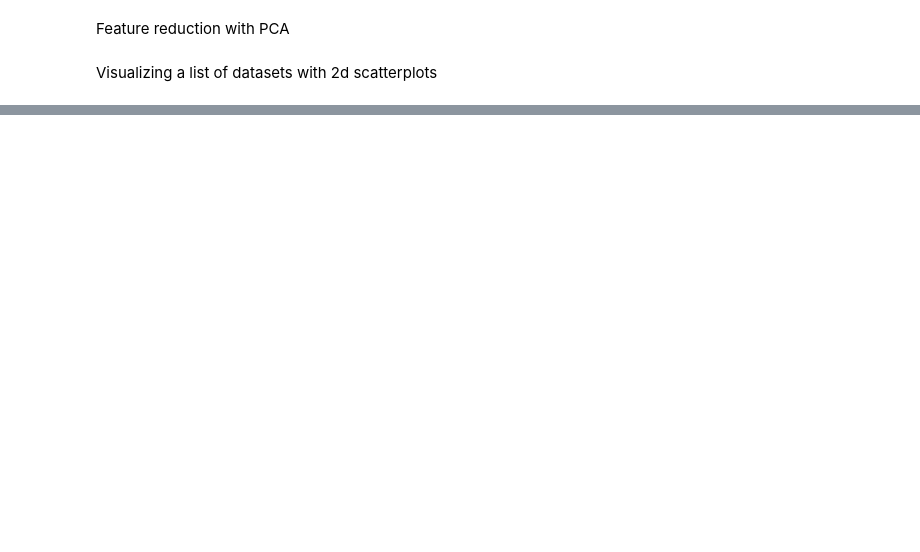
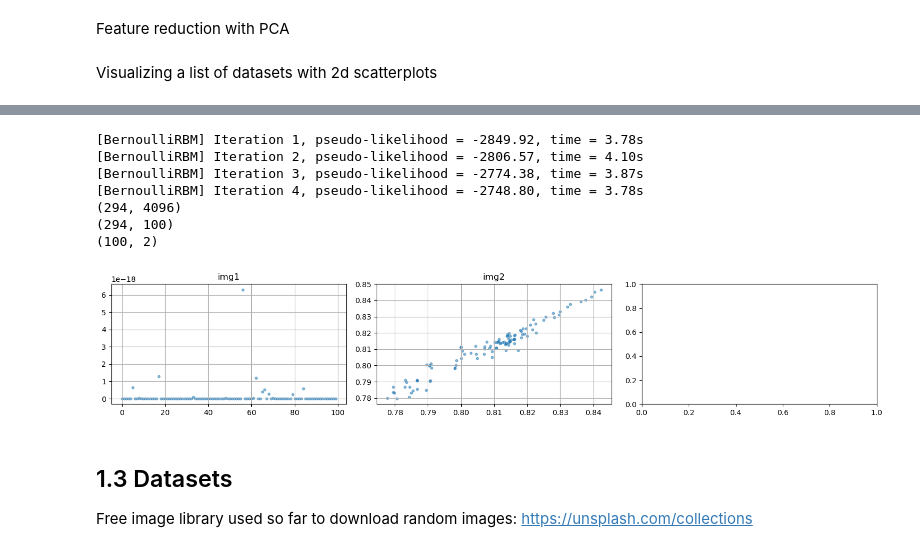
Before and after one commit to Vanl1l1th/streamline_data_pipeline, a Jupyter notebook: data_experiments.ipynb, the cells around one changed output, grey strips where cells are left out. Drawn from its saved outputs; the diff is of its cells as text; code cells hidden in the pictures; blank space fills up the shorter version.

```diff
--- a/data_experiments.ipynb
+++ b/data_experiments.ipynb
@@ -20,26 +24,19 @@ Image loading and spliting each image into patches. The idea here is to treat ea
 - Number of datapoints = numeber of patches
 - Number of features = dimension of a single patch
 # %%
-path_list = []
-for i in range(17):
-    path = "img_data/img" + str(i+1) + ".jpg"
-    path_list.append(path)
-
-print(path_list)
-
-def split_patches(path_list):
+def split_patches(path_list, max_img_resolution, patch_size):
     patches_list = []
     for path in path_list:
         img = imread(path, as_gray=True)
         original_height, original_width = img.shape
-        max_size = 200
-        scaling_factor = min(max_size / original_height, max_size / original_width)
+        max_size = max_img_resolution
+        scaling_factor = max(max_size / original_height, max_size / original_width)
         new_height = int(original_height * scaling_factor)
         new_width = int(original_width * scaling_factor)
         # Resize the image
         img = resize(img, (new_height, new_width), anti_aliasing=True)
         #print(img.shape)
-        patches = image.extract_patches_2d(img,(30,30))
+        patches = image.extract_patches_2d(img,(patch_size,patch_size))
         #print(patches.shape)
         num_patches = patches.shape[0]
         flat_patches = patches.reshape(num_patches,-1)
@@ -71,7 +66,7 @@ def plot_vis(plot_list): #takes a list of data sets to visualize in a scatter pl
         x = plot[:, 0]
         y = plot[:, 1]
         ax = axes[i]
-        ax.scatter(x, y, s=1, alpha=0.5)  # Use scatter plot for large datasets
+        ax.scatter(x, y, s=10, alpha=0.5)  # Use scatter plot for large datasets
         ax.set_title("img" + str(i+1))
         ax.grid(True)
 
@@ -94,0 +102,35 @@ feature reduction done
+# %%
+patches = split_patches(path_list,70,64) # arguments: path list for images, max image resolution, patch size
+print("image processing done")
+patches_combined = np.vstack(patches)
+print(patches_combined.shape)
+# %%
+
+
+rbm = BernoulliRBM(n_components=100, learning_rate=0.1,n_iter=4, random_state=0, verbose=True)
+#patches[0] = patches[0] / 225.0
+patches_combined = minmax_scale(patches_combined, feature_range=(0, 1))  # 0-1 scaling
+rbm.fit(patches_combined)
+
+new_data_points = split_patches(["img_data/test_data.jpg"],70,64)
+print(new_data_points[0].shape)
+patch_trans = rbm.transform(new_data_points[0])
+print(patch_trans.shape)
+vis = []
+for i in range(len(patch_trans[0])):
+    vis.append([i, patch_trans[0][i]])
+vis = np.array(vis)
+print(vis.shape)
+plot_vis([vis,patches[0]])
+# %% [output]
+[BernoulliRBM] Iteration 1, pseudo-likelihood = -2849.92, time = 3.78s
+[BernoulliRBM] Iteration 2, pseudo-likelihood = -2806.57, time = 4.10s
+[BernoulliRBM] Iteration 3, pseudo-likelihood = -2774.38, time = 3.87s
+[BernoulliRBM] Iteration 4, pseudo-likelihood = -2748.80, time = 3.78s
+(294, 4096)
+(294, 100)
+(100, 2)
+[figure, added]
+# %% [markdown]
+## 1.3 Datasets
+Free image library used so far to download random images: https://unsplash.com/collections
```
Also changed, not shown: parts of 9 cells of this notebook, 1 other file.
